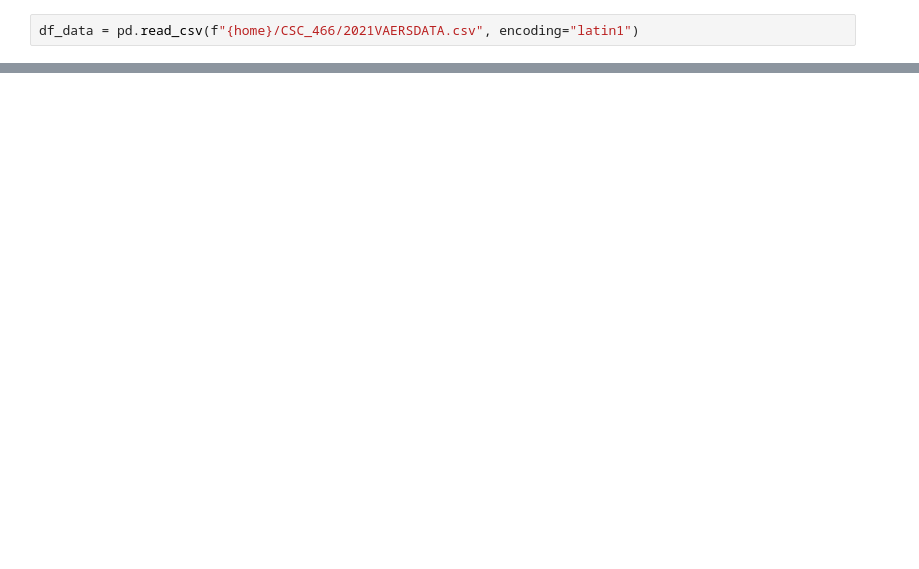
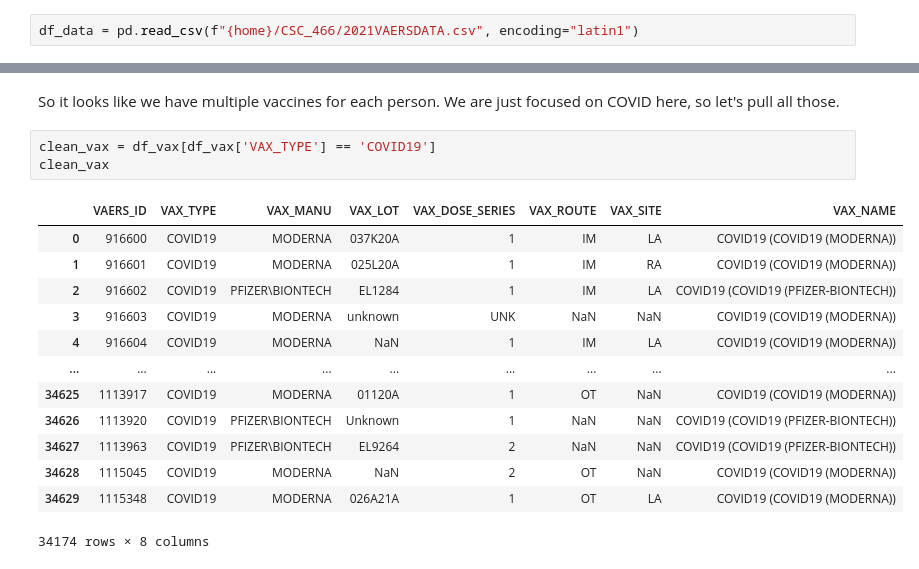
Before and after one commit to ysunkara/CSC_466, a Jupyter notebook: Project.ipynb, the cells around one changed output, grey strips where cells are left out. Saved outputs shown, nothing was run; the diff lists cells and outputs as text; blank space fills up the shorter version.

Commit message:
Cleaning vax df

```diff
--- a/Project.ipynb
+++ b/Project.ipynb
@@ -14,0 +93,19 @@ df_data = pd.read_csv(f"{home}/CSC_466/2021VAERSDATA.csv", encoding="latin1")
+# %% [markdown]
+So it looks like we have multiple vaccines for each person. We are just focused on COVID here, so let's pull all those.
+# %%
+clean_vax = df_vax[df_vax['VAX_TYPE'] == 'COVID19']
+clean_vax
+# %% [output]
+|  | VAERS_ID | VAX_TYPE | VAX_MANU | VAX_LOT | VAX_DOSE_SERIES | VAX_ROUTE | VAX_SITE | VAX_NAME |
+| 0 | 916600 | COVID19 | MODERNA | 037K20A | 1 | IM | LA | COVID19 (COVID19 (MODERNA)) |
+| 1 | 916601 | COVID19 | MODERNA | 025L20A | 1 | IM | RA | COVID19 (COVID19 (MODERNA)) |
+| 2 | 916602 | COVID19 | PFIZER\BIONTECH | EL1284 | 1 | IM | LA | COVID19 (COVID19 (PFIZER-BIONTECH)) |
+| 3 | 916603 | COVID19 | MODERNA | unknown | UNK | NaN | NaN | COVID19 (COVID19 (MODERNA)) |
+| 4 | 916604 | COVID19 | MODERNA | NaN | 1 | IM | LA | COVID19 (COVID19 (MODERNA)) |
+| ... | ... | ... | ... | ... | ... | ... | ... | ... |
+| 34625 | 1113917 | COVID19 | MODERNA | 01120A | 1 | OT | NaN | COVID19 (COVID19 (MODERNA)) |
+| 34626 | 1113920 | COVID19 | PFIZER\BIONTECH | Unknown | 1 | NaN | NaN | COVID19 (COVID19 (PFIZER-BIONTECH)) |
+| 34627 | 1113963 | COVID19 | PFIZER\BIONTECH | EL9264 | 2 | NaN | NaN | COVID19 (COVID19 (PFIZER-BIONTECH)) |
+| 34628 | 1115045 | COVID19 | MODERNA | NaN | 2 | OT | NaN | COVID19 (COVID19 (MODERNA)) |
+| 34629 | 1115348 | COVID19 | MODERNA | 026A21A | 1 | OT | LA | COVID19 (COVID19 (MODERNA)) |
+34174 rows × 8 columns
```
Also changed, not shown: parts of 17 cells of this notebook.
